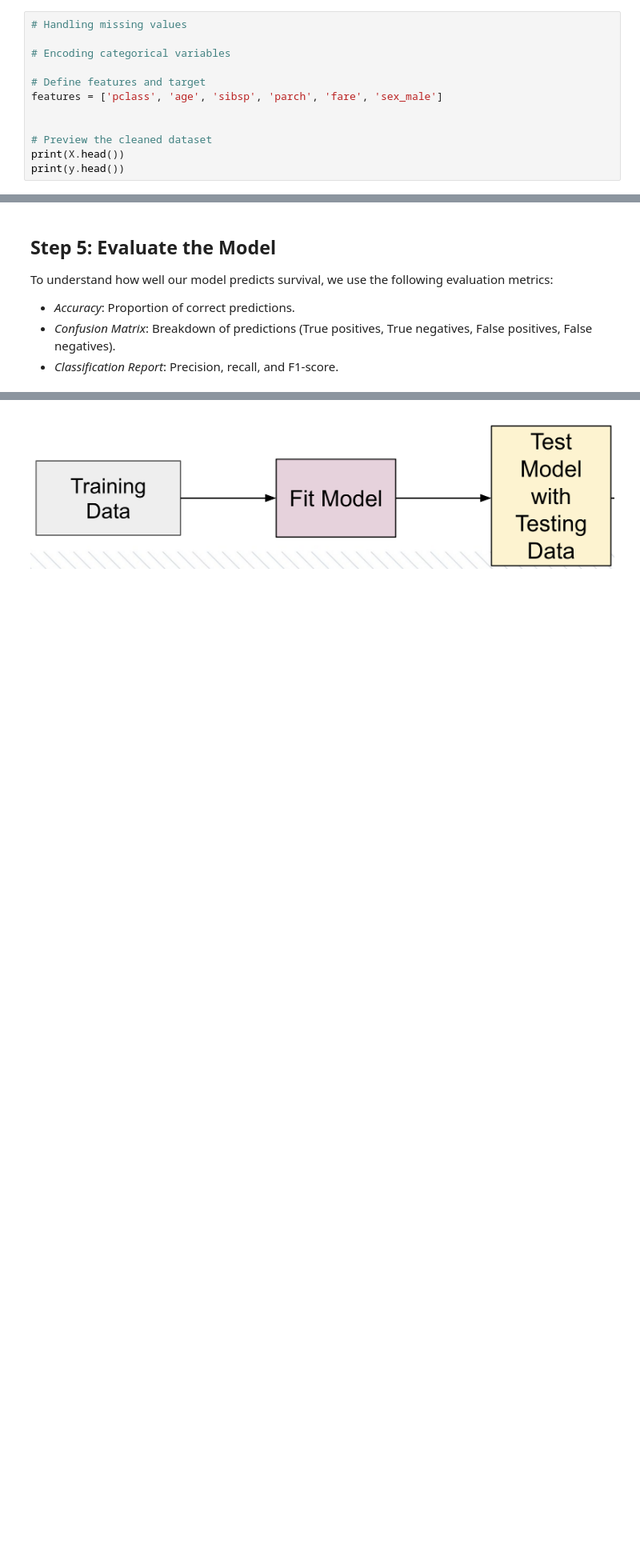
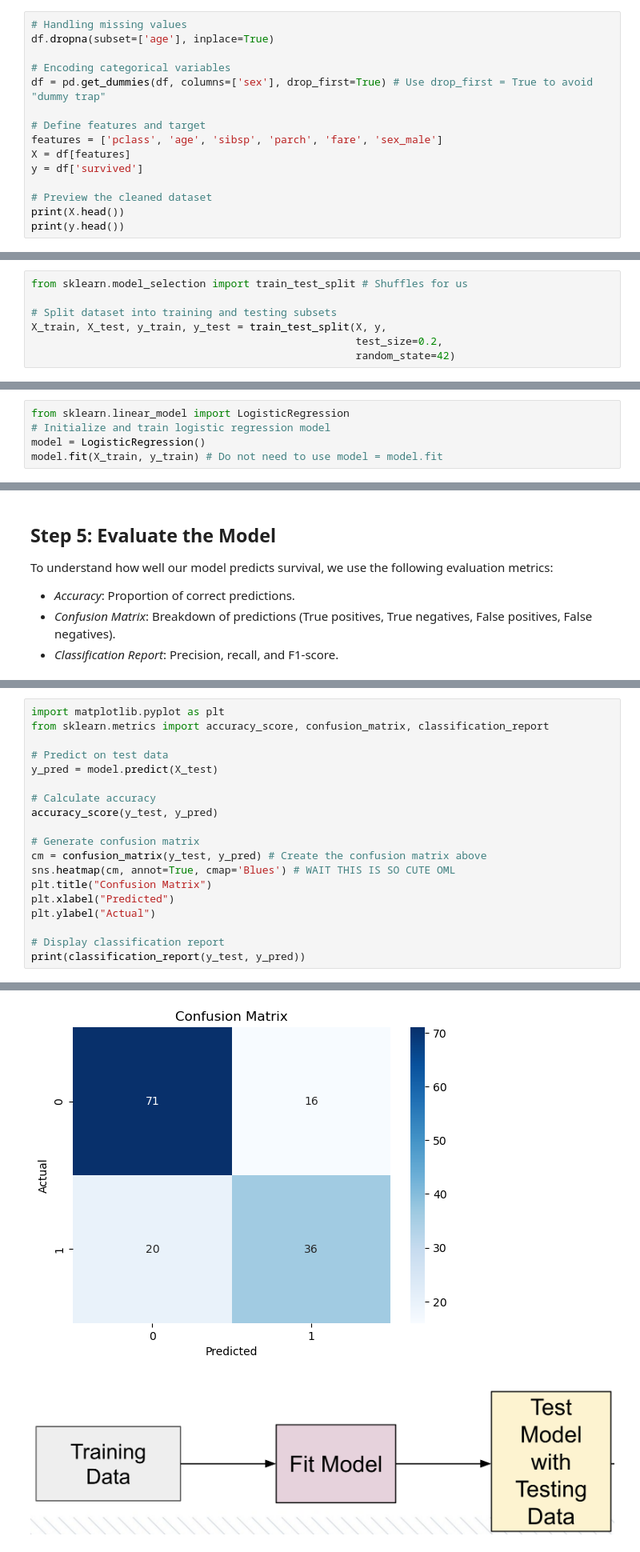
Before and after one commit to MalteseWarrior/GOULD--PYTHON--PORTFOLIO, a Jupyter notebook: In-Class/EoC_Week_13_1_(4_15)_IN_CLASS.ipynb, the cells around one changed output, grey strips where cells are left out. Shown at 80% size. Cells and saved outputs as stored; diff of their text form; blank space fills up the shorter version.

```diff
--- a/In-Class/EoC_Week_13_1_(4_15)_IN_CLASS.ipynb
+++ b/In-Class/EoC_Week_13_1_(4_15)_IN_CLASS.ipynb
@@ -55,12 +55,15 @@ Machine learning algorithms require numerical inputs. Therefore, categorical var
     - Avoids misinterpretation of categorical variables as numeric variables (e.g., treating "male" as numerically greater or less than "female").
 # %%
 # Handling missing values
+df.dropna(subset=['age'], inplace=True)
 
 # Encoding categorical variables
+df = pd.get_dummies(df, columns=['sex'], drop_first=True) # Use drop_first = True to avoid "dummy trap"
 
 # Define features and target
 features = ['pclass', 'age', 'sibsp', 'parch', 'fare', 'sex_male']
-
+X = df[features]
+y = df['survived']
 
 # Preview the cleaned dataset
 print(X.head())
@@ -76,3 +89,10 @@ We divide our dataset into two subsets:
+# %%
+from sklearn.model_selection import train_test_split # Shuffles for us
+
+# Split dataset into training and testing subsets
+X_train, X_test, y_train, y_test = train_test_split(X, y,
+                                                    test_size=0.2,
+                                                    random_state=42)
 # %% [markdown]
 ![image.png](embedded-picture-1)
 # %% [markdown]
@@ -83,0 +101,5 @@ We'll now build and train our logistic regression model using the training data.
+# %%
+from sklearn.linear_model import LogisticRegression
+# Initialize and train logistic regression model
+model = LogisticRegression()
+model.fit(X_train, y_train) # Do not need to use model = model.fit
@@ -105,0 +125,20 @@ To understand how well our model predicts survival, we use the following evaluat
+# %%
+import matplotlib.pyplot as plt
+from sklearn.metrics import accuracy_score, confusion_matrix, classification_report
+
+# Predict on test data
+y_pred = model.predict(X_test)
+
+# Calculate accuracy
+accuracy_score(y_test, y_pred)
+
+# Generate confusion matrix
+cm = confusion_matrix(y_test, y_pred) # Create the confusion matrix above
+sns.heatmap(cm, annot=True, cmap='Blues') # WAIT THIS IS SO CUTE OML
+plt.title("Confusion Matrix")
+plt.xlabel("Predicted")
+plt.ylabel("Actual")
+
+# Display classification report
+print(classification_report(y_test, y_pred))
+# %% [output]
@@ -106,3 +153,4 @@ To understand how well our model predicts survival, we use the following evaluat
+[figure, added]
 # %% [markdown]
 ![image.png](embedded-picture-1)
 # %% [markdown]
```
Also changed, not shown: parts of 11 cells of this notebook, 3 other files.
